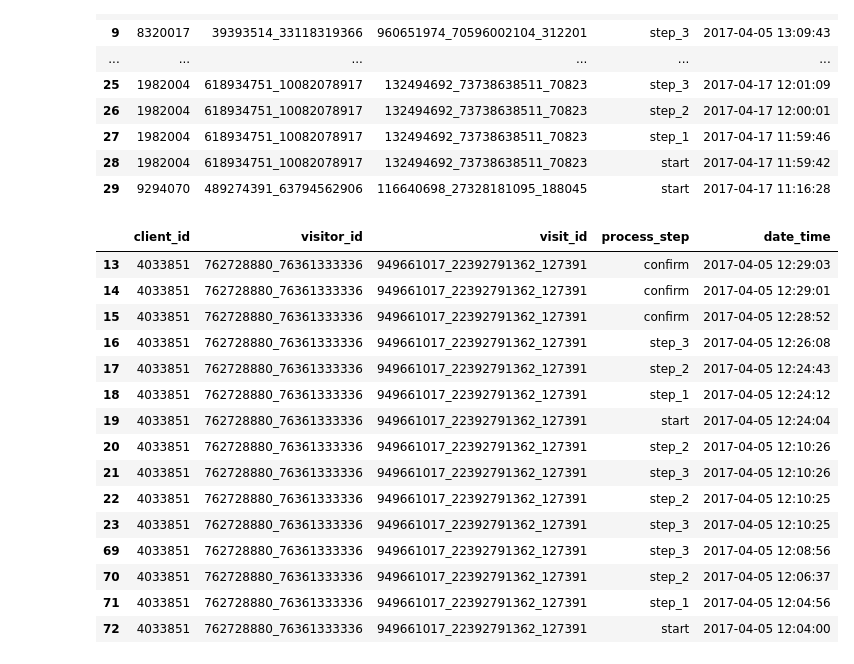
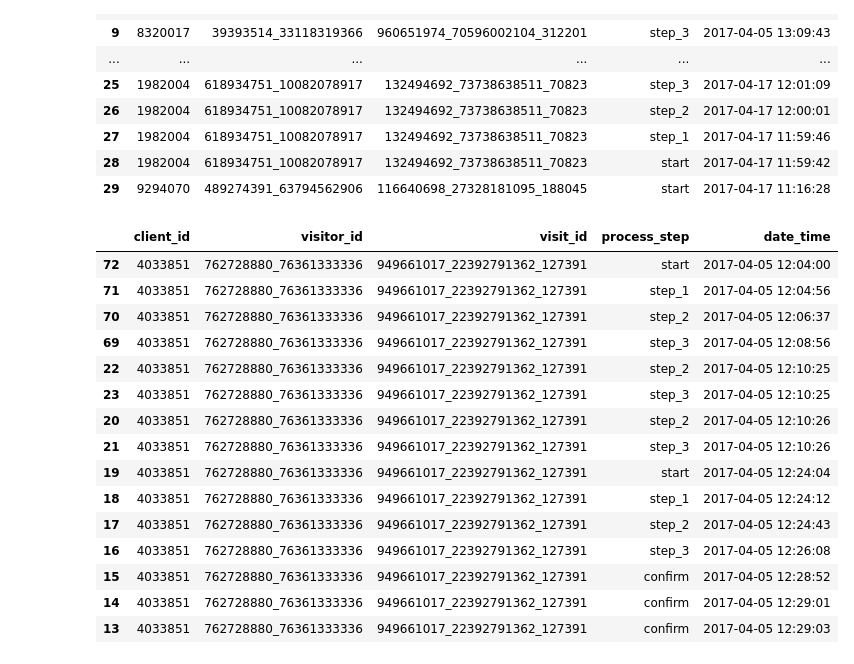
Before and after one commit to Osanchezr/Vanguard-AB-test, a Jupyter notebook: main_oscar.ipynb, the cells around one changed output. Saved outputs shown, nothing was run; the diff lists cells and outputs as text; code cells hidden in the pictures.

```diff
--- a/main_oscar.ipynb
+++ b/main_oscar.ipynb
@@ -365,24 +345,24 @@ merged_df.head(30)
 | 28 | 1982004 | 618934751_10082078917 | 132494692_73738638511_70823 | start | 2017-04-17 11:59:42 |
 | 29 | 9294070 | 489274391_63794562906 | 116640698_27328181095_188045 | start | 2017-04-17 11:16:28 |
 # %%
-merged_df[merged_df["client_id"]==4033851]
+merged_df[merged_df["client_id"]==4033851].sort_values(by=['client_id', 'date_time'])
 # %% [output]
 |  | client_id | visitor_id | visit_id | process_step | date_time |
-| 13 | 4033851 | 762728880_76361333336 | 949661017_22392791362_127391 | confirm | 2017-04-05 12:29:03 |
-| 14 | 4033851 | 762728880_76361333336 | 949661017_22392791362_127391 | confirm | 2017-04-05 12:29:01 |
-| 15 | 4033851 | 762728880_76361333336 | 949661017_22392791362_127391 | confirm | 2017-04-05 12:28:52 |
-| 16 | 4033851 | 762728880_76361333336 | 949661017_22392791362_127391 | step_3 | 2017-04-05 12:26:08 |
-| 17 | 4033851 | 762728880_76361333336 | 949661017_22392791362_127391 | step_2 | 2017-04-05 12:24:43 |
-| 18 | 4033851 | 762728880_76361333336 | 949661017_22392791362_127391 | step_1 | 2017-04-05 12:24:12 |
-| 19 | 4033851 | 762728880_76361333336 | 949661017_22392791362_127391 | start | 2017-04-05 12:24:04 |
+| 72 | 4033851 | 762728880_76361333336 | 949661017_22392791362_127391 | start | 2017-04-05 12:04:00 |
+| 71 | 4033851 | 762728880_76361333336 | 949661017_22392791362_127391 | step_1 | 2017-04-05 12:04:56 |
+| 70 | 4033851 | 762728880_76361333336 | 949661017_22392791362_127391 | step_2 | 2017-04-05 12:06:37 |
+| 69 | 4033851 | 762728880_76361333336 | 949661017_22392791362_127391 | step_3 | 2017-04-05 12:08:56 |
+| 22 | 4033851 | 762728880_76361333336 | 949661017_22392791362_127391 | step_2 | 2017-04-05 12:10:25 |
+| 23 | 4033851 | 762728880_76361333336 | 949661017_22392791362_127391 | step_3 | 2017-04-05 12:10:25 |
 | 20 | 4033851 | 762728880_76361333336 | 949661017_22392791362_127391 | step_2 | 2017-04-05 12:10:26 |
 | 21 | 4033851 | 762728880_76361333336 | 949661017_22392791362_127391 | step_3 | 2017-04-05 12:10:26 |
-| 22 | 4033851 | 762728880_76361333336 | 949661017_22392791362_127391 | step_2 | 2017-04-05 12:10:25 |
-| 23 | 4033851 | 762728880_76361333336 | 949661017_22392791362_127391 | step_3 | 2017-04-05 12:10:25 |
-| 69 | 4033851 | 762728880_76361333336 | 949661017_22392791362_127391 | step_3 | 2017-04-05 12:08:56 |
-| 70 | 4033851 | 762728880_76361333336 | 949661017_22392791362_127391 | step_2 | 2017-04-05 12:06:37 |
-| 71 | 4033851 | 762728880_76361333336 | 949661017_22392791362_127391 | step_1 | 2017-04-05 12:04:56 |
-| 72 | 4033851 | 762728880_76361333336 | 949661017_22392791362_127391 | start | 2017-04-05 12:04:00 |
+| 19 | 4033851 | 762728880_76361333336 | 949661017_22392791362_127391 | start | 2017-04-05 12:24:04 |
+| 18 | 4033851 | 762728880_76361333336 | 949661017_22392791362_127391 | step_1 | 2017-04-05 12:24:12 |
+| 17 | 4033851 | 762728880_76361333336 | 949661017_22392791362_127391 | step_2 | 2017-04-05 12:24:43 |
+| 16 | 4033851 | 762728880_76361333336 | 949661017_22392791362_127391 | step_3 | 2017-04-05 12:26:08 |
+| 15 | 4033851 | 762728880_76361333336 | 949661017_22392791362_127391 | confirm | 2017-04-05 12:28:52 |
+| 14 | 4033851 | 762728880_76361333336 | 949661017_22392791362_127391 | confirm | 2017-04-05 12:29:01 |
+| 13 | 4033851 | 762728880_76361333336 | 949661017_22392791362_127391 | confirm | 2017-04-05 12:29:03 |
 # %%
 merged_df.sort_values(by=['client_id', 'date_time']).head(30)
 # %% [output]
```
Also changed, not shown: parts of 31 cells of this notebook.
